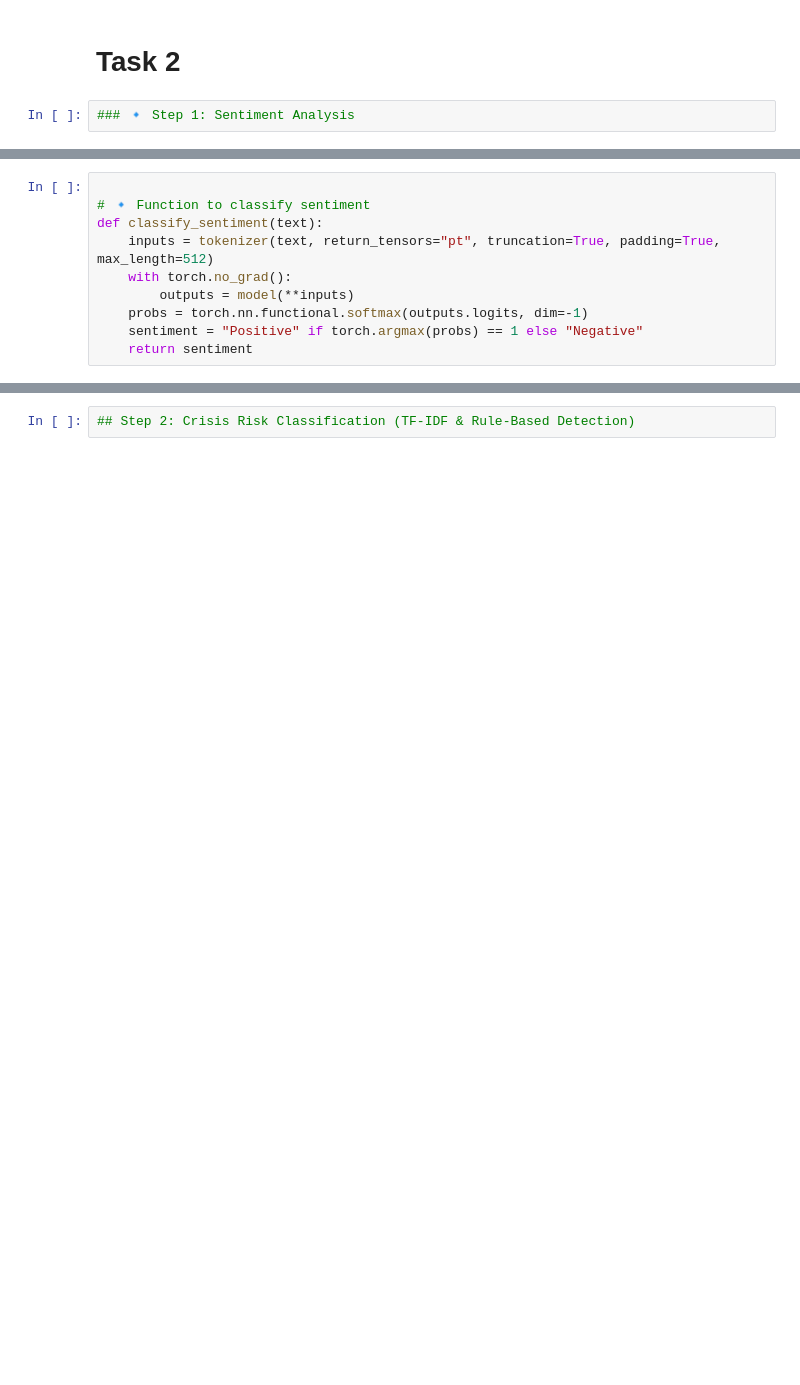
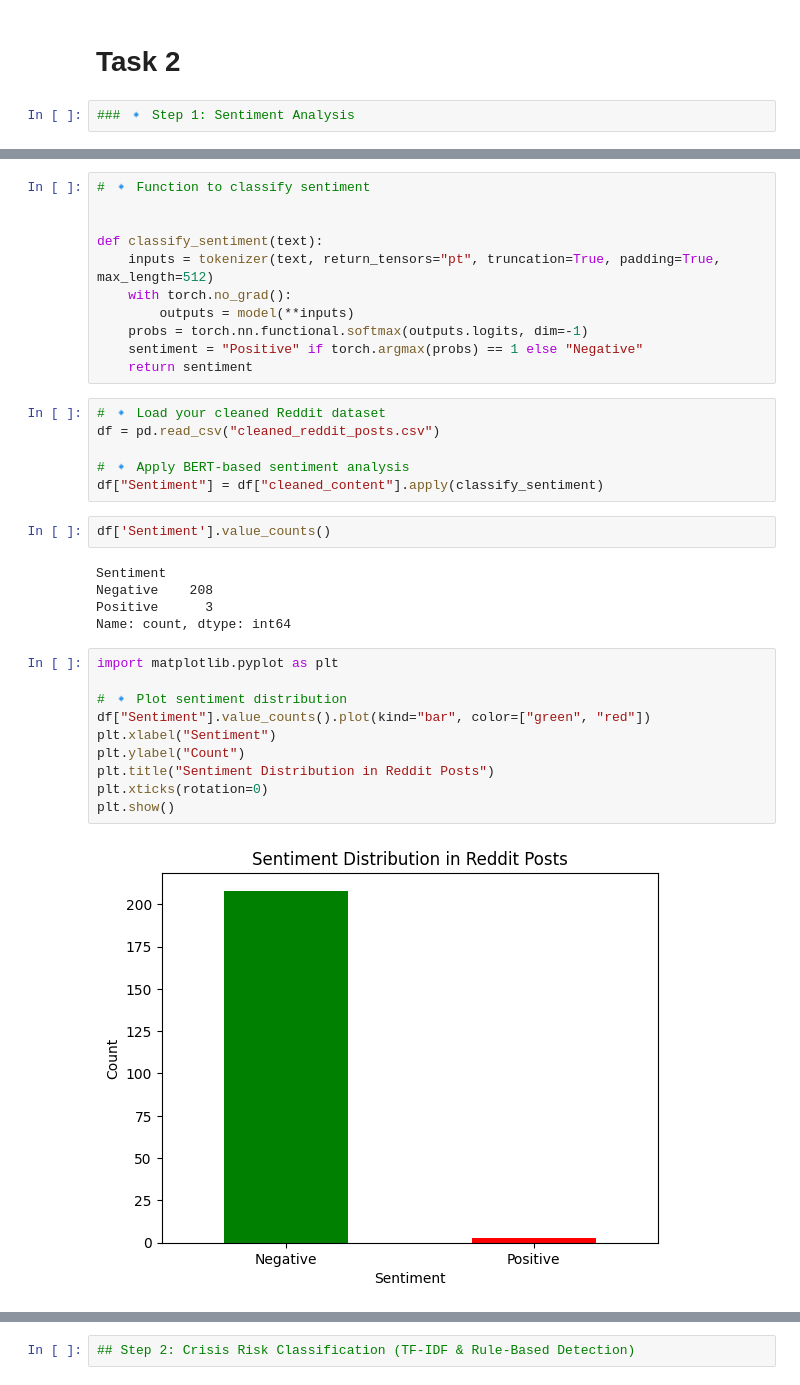
Before and after one commit to aakashnegi10/gsoc_project1, a Jupyter notebook: notebook1.ipynb, the cells around one changed output, grey strips where cells are left out. Drawn from its saved outputs; the diff is of its cells as text; blank space fills up the shorter version.

```diff
--- a/notebook1.ipynb
+++ b/notebook1.ipynb
@@ -410,8 +381,9 @@ MODEL_NAME = "distilbert-base-uncased-finetuned-sst-2-english"
 tokenizer = AutoTokenizer.from_pretrained(MODEL_NAME)
 model = AutoModelForSequenceClassification.from_pretrained(MODEL_NAME)
 # %%
+# 🔹 Function to classify sentiment
 
-# 🔹 Function to classify sentiment
+
 def classify_sentiment(text):
     inputs = tokenizer(text, return_tensors="pt", truncation=True, padding=True, max_length=512)
     with torch.no_grad():
@@ -419,3 +391,28 @@ def classify_sentiment(text):
     probs = torch.nn.functional.softmax(outputs.logits, dim=-1)
     sentiment = "Positive" if torch.argmax(probs) == 1 else "Negative"
     return sentiment
+# %%
+# 🔹 Load your cleaned Reddit dataset
+df = pd.read_csv("cleaned_reddit_posts.csv")
+
+# 🔹 Apply BERT-based sentiment analysis
+df["Sentiment"] = df["cleaned_content"].apply(classify_sentiment)
+# %%
+df['Sentiment'].value_counts()
+# %% [output]
+Sentiment
+Negative    208
+Positive      3
+Name: count, dtype: int64
+# %%
+import matplotlib.pyplot as plt
+
+# 🔹 Plot sentiment distribution
+df["Sentiment"].value_counts().plot(kind="bar", color=["green", "red"])
+plt.xlabel("Sentiment")
+plt.ylabel("Count")
+plt.title("Sentiment Distribution in Reddit Posts")
+plt.xticks(rotation=0)
+plt.show()
+# %% [output]
+[figure, added]
```
Also changed, not shown: parts of 50 cells of this notebook, 7 other files.
